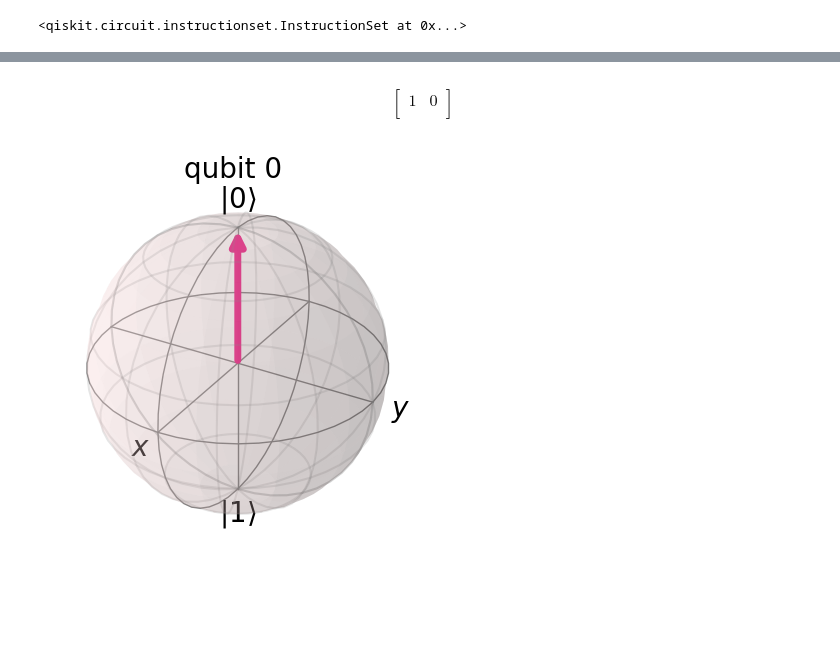
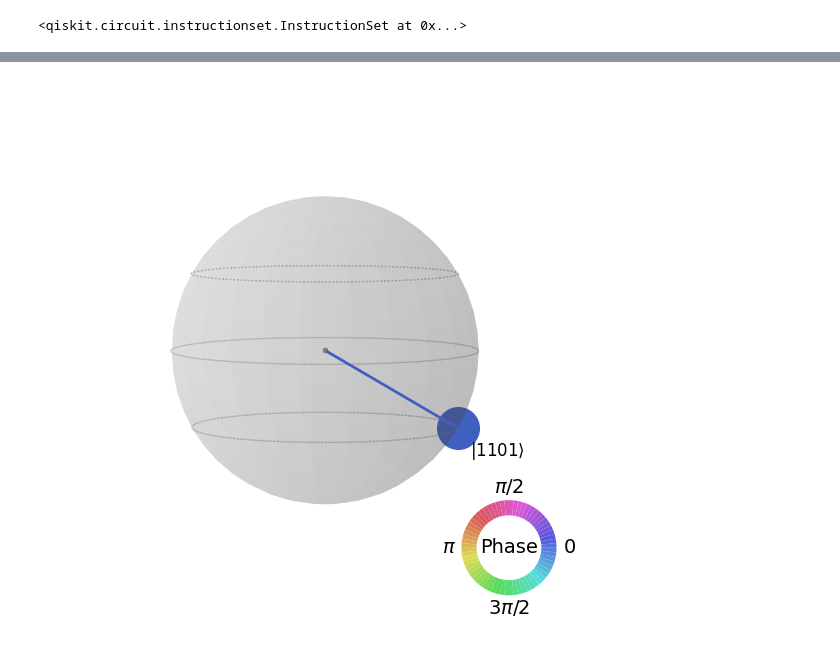
Before and after one commit to LinkedInLearning/quantum-computing-fundamentals-2833097, a Jupyter notebook: src/01_12_solution_quantum_circuit/01_12_solution_quantum_circuit_begin.ipynb, the cells around one changed output, grey strips where cells are left out. Drawn from its saved outputs; the diff is of its cells as text; code cells hidden in the pictures; blank space fills up the shorter version.

```diff
--- a/src/01_12_solution_quantum_circuit/01_12_solution_quantum_circuit_begin.ipynb
+++ b/src/01_12_solution_quantum_circuit/01_12_solution_quantum_circuit_begin.ipynb
@@ -5,7 +5,10 @@ from qiskit.tools.visualization import plot_histogram, plot_bloch_multivector, a
 # %%
-qr = QuantumRegister(1)
-cr = ClassicalRegister(1)
+qr = QuantumRegister(4)
+cr = ClassicalRegister(4)
+
 circuit = QuantumCircuit(qr, cr)
-circuit.measure(qr, cr)
+circuit.x(0)
+circuit.x(2)
+circuit.x(3)
 # %% [output]
 <qiskit.circuit.instructionset.InstructionSet at 0x...>
@@ -18,15 +15,6 @@ plot_histogram(result.get_counts())
-# %%
-simulator2 = Aer.get_backend('statevector_simulator')
-result2 = execute(circuit, backend=simulator2).result()
-statevector = result2.get_statevector()
-array_to_latex(statevector)
-# %% [output]
-$$
-\begin{bmatrix}
-1 & 0  \\
- \end{bmatrix}
-$$
-# %%
-plot_bloch_multivector(statevector)
-# %% [output]
-[figure, removed]
+# %%
+simulator = Aer.get_backend('statevector_simulator')
+statevector = simulator.run(circuit).result().get_statevector()
+plot_state_qsphere(statevector)
+# %% [output]
+[figure, added]
```
Also changed, not shown: parts of 2 cells of this notebook, 1 other file.
